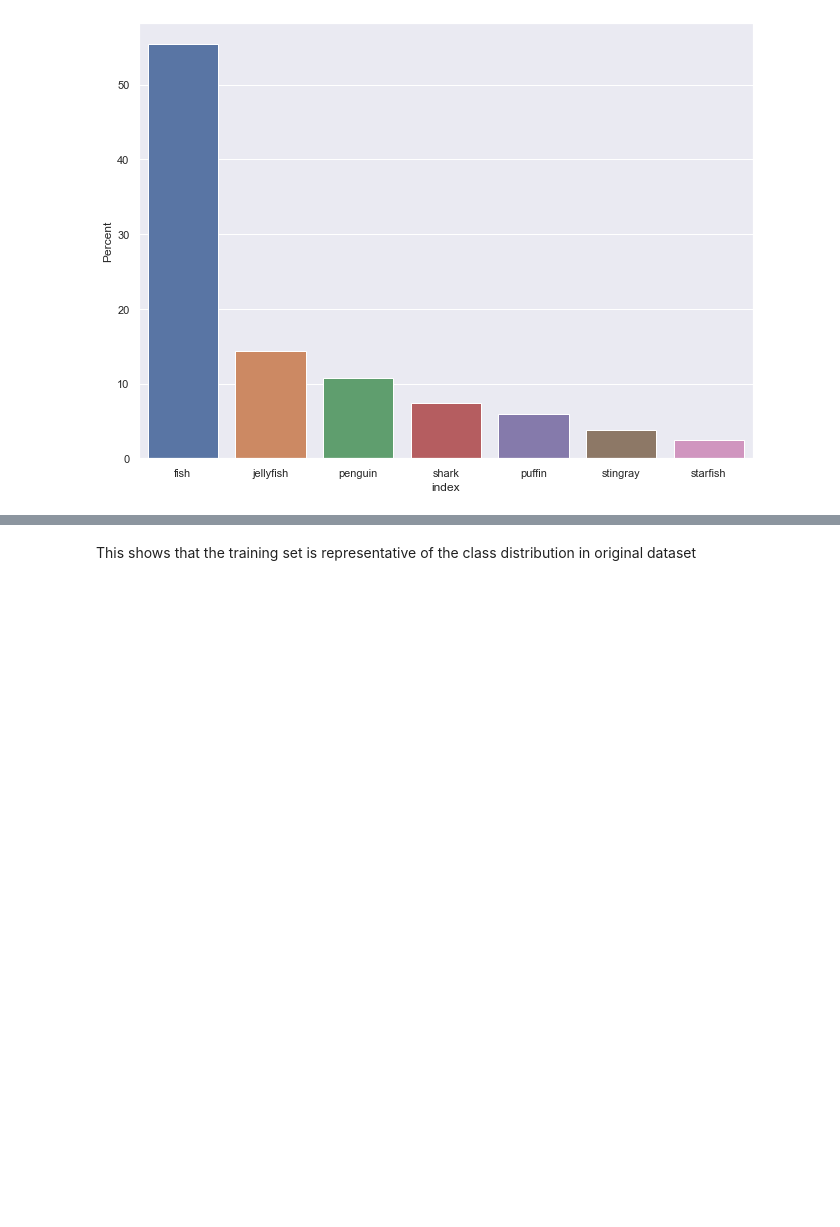
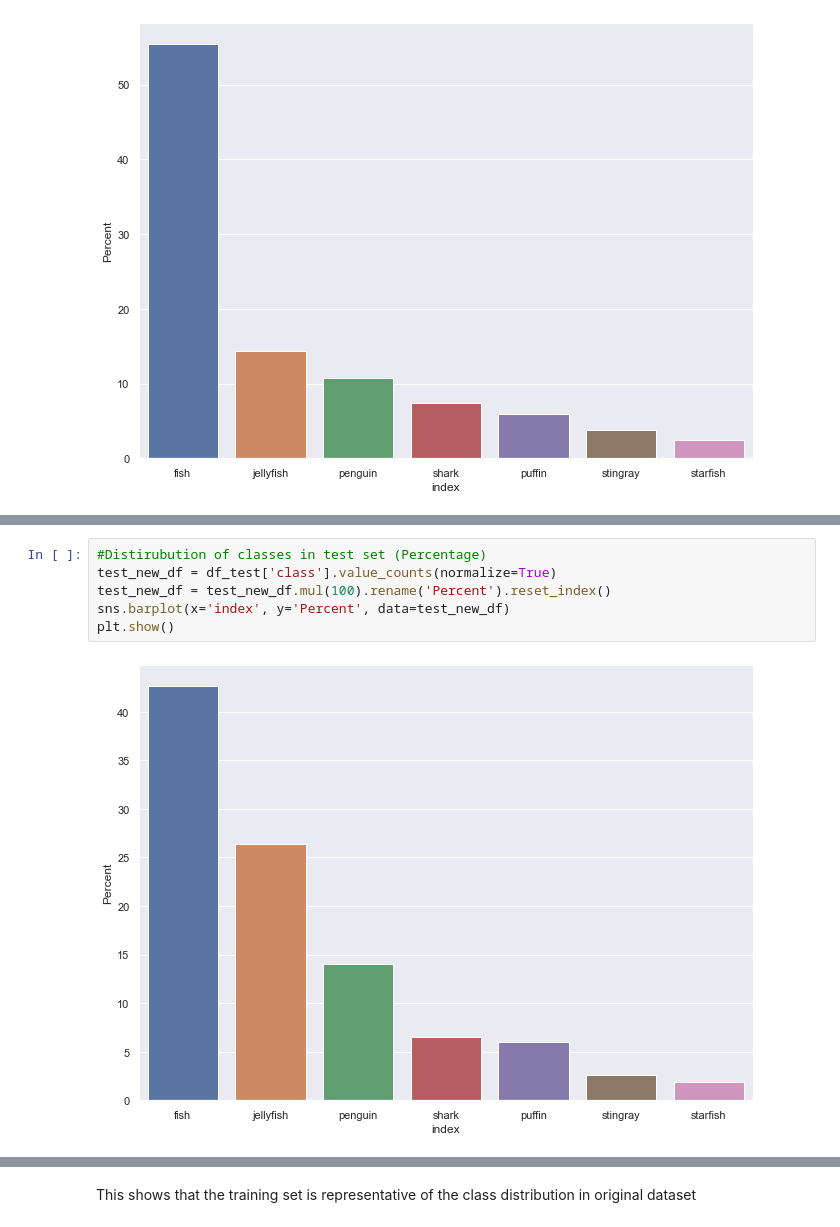
Before and after one commit to rushikeshb94/Capstone3, a Jupyter notebook: EDA.ipynb, the cells around one changed output, grey strips where cells are left out. Drawn from its saved outputs; the diff is of its cells as text; blank space fills up the shorter version.

```diff
--- a/EDA.ipynb
+++ b/EDA.ipynb
@@ -83,0 +86,8 @@ plt.show()
+# %%
+#Distirubution of classes in test set (Percentage)
+test_new_df = df_test['class'].value_counts(normalize=True)
+test_new_df = test_new_df.mul(100).rename('Percent').reset_index()
+sns.barplot(x='index', y='Percent', data=test_new_df)
+plt.show()
+# %% [output]
+[figure, added]
```
Also changed, not shown: parts of 2 cells of this notebook.
